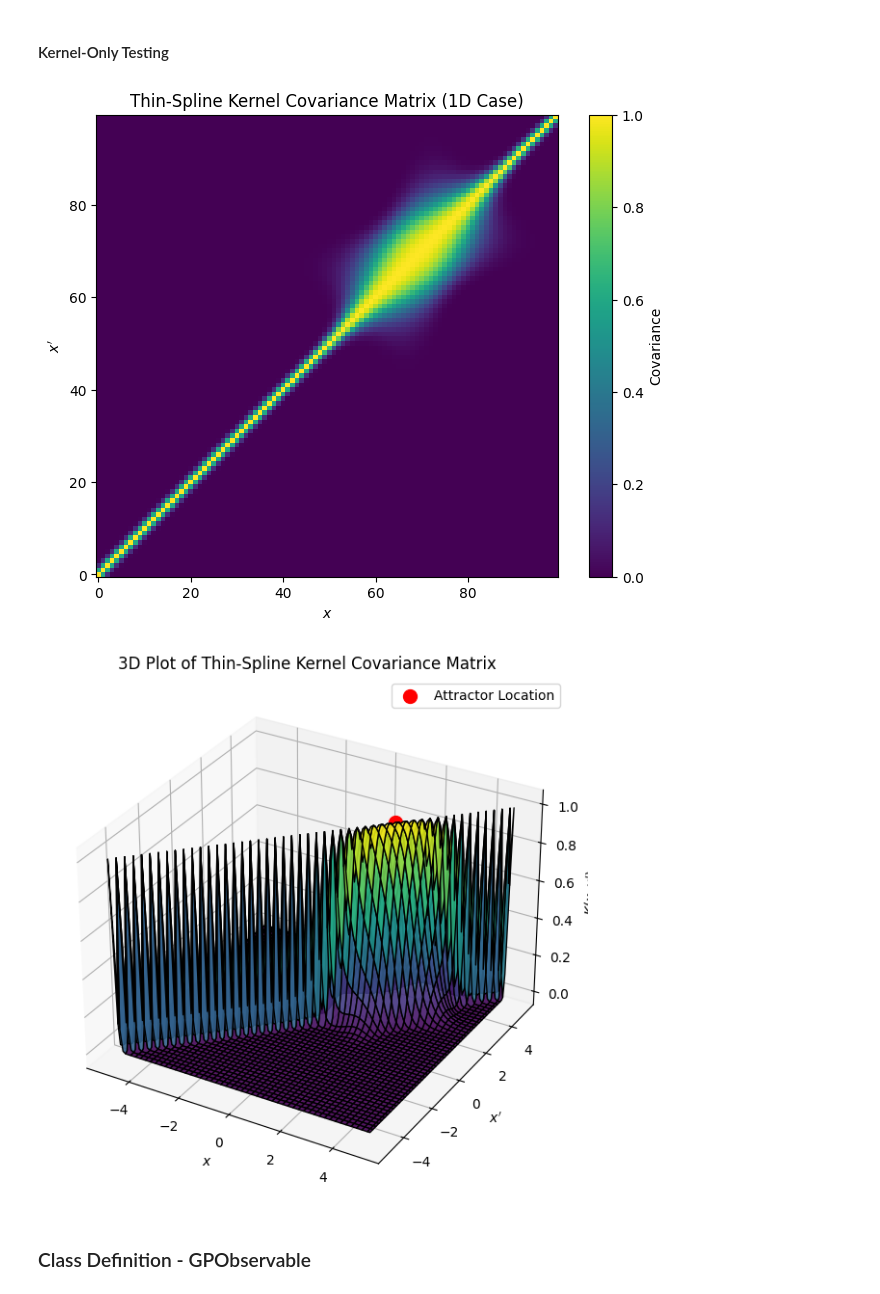
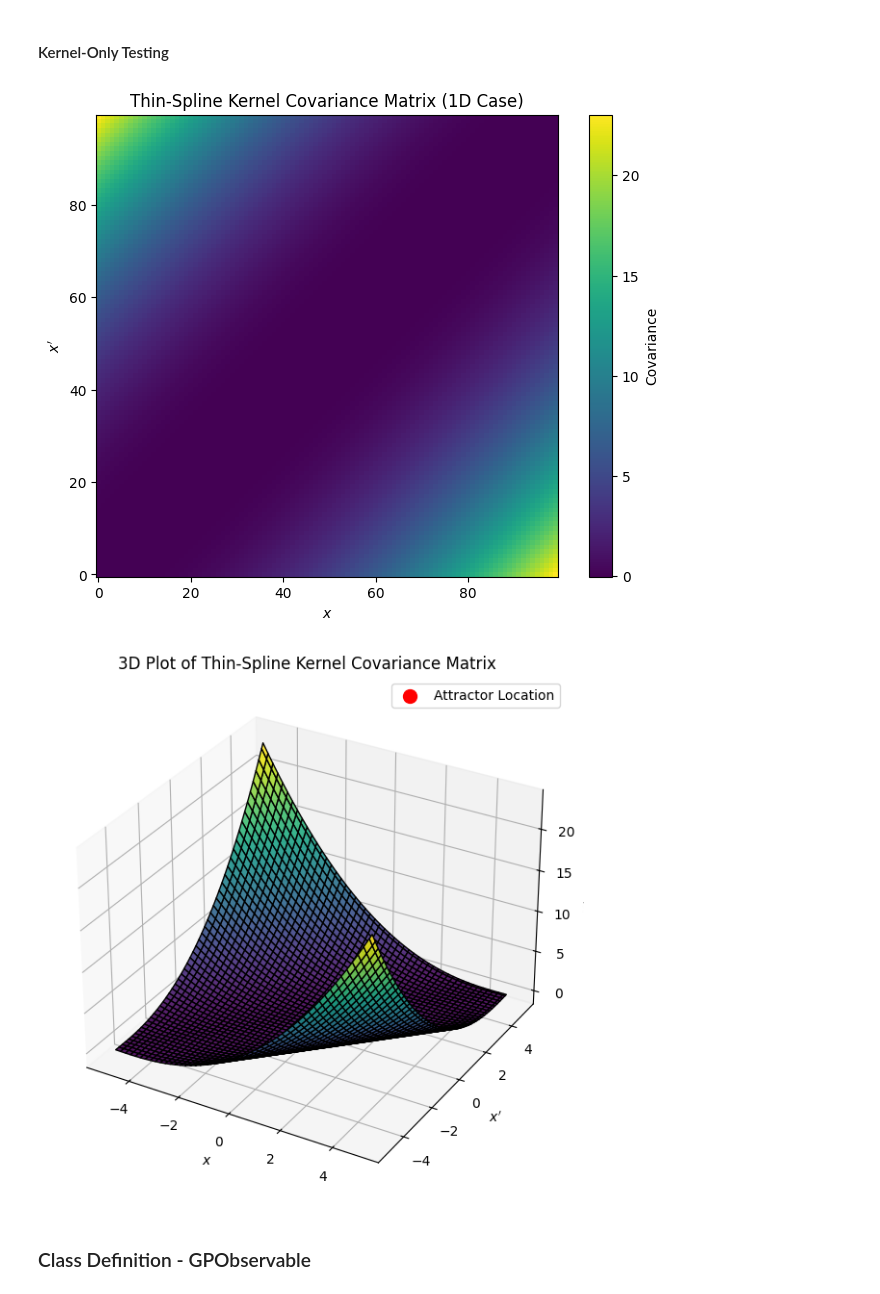
Before and after one commit to abhigyan9/KoopmanGPO, a Jupyter notebook: classTesting.ipynb, the cells around one changed output. Cells and saved outputs as stored; diff of their text form; code cells hidden in the pictures.

```diff
--- a/classTesting.ipynb
+++ b/classTesting.ipynb
@@ -19,28 +19,28 @@ import torch.nn.functional as F  # For softplus transformation
 # %% [markdown]
 ### Kernels
 # %%
-def GaussianKernel(X1, X2, hp1, hp2):
+def GaussianKernel(X1, X2, hp1, hp2, mu):
     dists = torch.cdist(X1.T, X2.T, p=2)**2
     return hp1 * torch.exp(-dists / (2 * hp2**2))
 
 
-def ThinSplineKernel(X1, X2, hp1, hp2):
+def ThinSplineKernel(X1, X2, hp1, hp2, mu):
     dists = torch.cdist(X1.T, X2.T, p=2)
     epsilon = 1e-8
     return hp1 * ((dists/hp2)**2) * torch.log((dists / hp2) + epsilon)
 
 
-def InverseQuadraticKernel(X1, X2, hp1, hp2):
+def InverseQuadraticKernel(X1, X2, hp1, hp2, mu):
     dists = torch.cdist(X1.T, X2.T, p=2)**2
     return hp1 * (1 / (1 + (dists / (hp2**2))))
 
 
-def CosineKernel(X1, X2, hp1, hp2):
+def CosineKernel(X1, X2, hp1, hp2, mu):
     dists = torch.cdist(X1.T, X2.T, p=2)
     return hp1 * torch.cos(math.pi * dists / hp2) ** 2
 
 
-def ExpSineSqrKernel(X1, X2, hp1, hp2):
+def ExpSineSqrKernel(X1, X2, hp1, hp2, mu):
     dists = torch.cdist(X1.T, X2.T, p=2)
     hp2 = torch.clamp(hp2, min=1e-2)
     epsilon = 1e-4
@@ -159,15 +159,11 @@ def KernelFunction(X1, X2=None, kernel_types=['Gaussian'], hp1_list=None, hp2_li
     # Compute the kernel matrix
     if combination == 'sum':
         K = sum(KERNEL_FUNCTIONS[kernel](X1, X2, hp1, hp2, mu)
-                if mu is not None else KERNEL_FUNCTIONS[kernel](X1, X2, hp1, hp2)
                 for kernel, hp1, hp2, mu in zip(kernel_types, hp1_list, hp2_list, mu_list))
     elif combination == 'product':
         K = torch.ones((X1.shape[1], X2.shape[1]), device=X1.device)
         for kernel, hp1, hp2, mu in zip(kernel_types, hp1_list, hp2_list, mu_list):
-            if mu is not None:
-                K *= KERNEL_FUNCTIONS[kernel](X1, X2, hp1, hp2, mu)
-            else:
-                K *= KERNEL_FUNCTIONS[kernel](X1, X2, hp1, hp2)
+            K *= KERNEL_FUNCTIONS[kernel](X1, X2, hp1, hp2, mu)
     else:
         raise ValueError("Invalid combination method. Choose 'sum' or 'product'.")
 
@@ -192,39 +188,39 @@ K2 = KernelFunction(X1=x_vals, X2=x_prime_vals, kernel_types=['ExplicitAttractor
 K3 = KernelFunction(X1=x_vals, X2=x_prime_vals, kernel_types=['Gaussian'], hp1_list=[hp1], hp2_list=[hp2], mu_list=None)
 K4 = KernelFunction(X1=x_vals, X2=x_prime_vals, kernel_types=['ThinSpline'], hp1_list=[hp1], hp2_list=[hp2], mu_list=None)
 # %%
-K = K1
+K = K4
 # Plot the covariance heatmap
 plt.figure(figsize=(8, 6))
 plt.imshow(K, origin='lower', cmap='viridis')
 plt.colorbar(label="Covariance")
 plt.xlabel("$x$")
 plt.ylabel("$x'$")
 plt.title("Thin-Spline Kernel Covariance Matrix (1D Case)")
 plt.show()
 
 # Convert tensors to numpy arrays for plotting
 X, Y = np.meshgrid(x_vals.numpy().flatten(), x_prime_vals.numpy().flatten())
 
 # Create 3D plot
 fig = plt.figure(figsize=(10, 7))
 ax = fig.add_subplot(111, projection='3d')
 ax.plot_surface(X, Y, K, cmap='viridis', edgecolor='k', alpha=0.9)
 
 # Mark the attractor location
 ax.scatter(mu.numpy(), mu.numpy(), GibbsExpAttractorKernel(mu.view(1, 1), mu.view(1, 1), hp1, hp2, mu).item(),
            color='red', s=100, label="Attractor Location")
 
 # Labels and title
 ax.set_xlabel("$x$")
 ax.set_ylabel("$x'$")
 ax.set_zlabel("$K(x, x')$")
 ax.set_title("3D Plot of Thin-Spline Kernel Covariance Matrix")
 ax.legend()
 
 plt.show()
 # %% [output]
-[figure, old version]
+[figure, new version]
-[figure, old version]
+[figure, new version]
 # %% [markdown]
 ### Class Definition - GPObservable
 # %%
```
Also changed, not shown: parts of 1 cell of this notebook.
